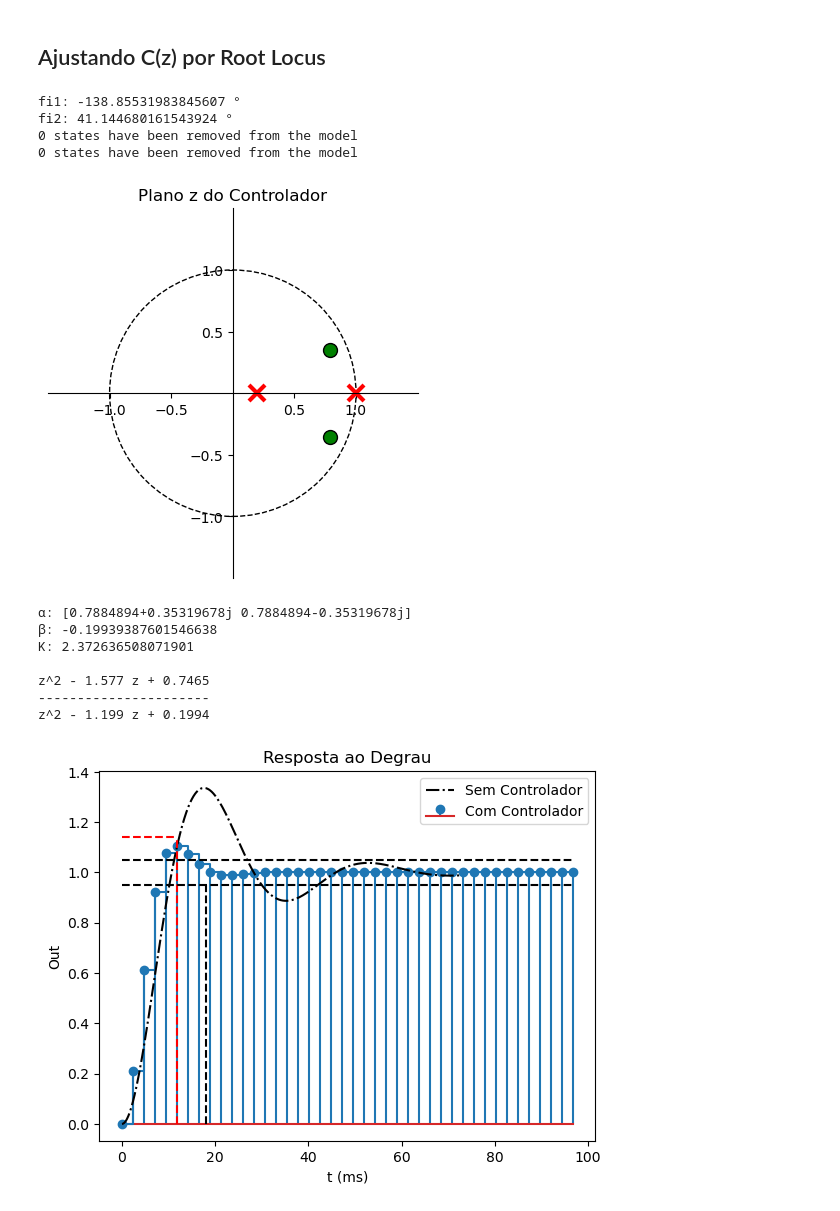
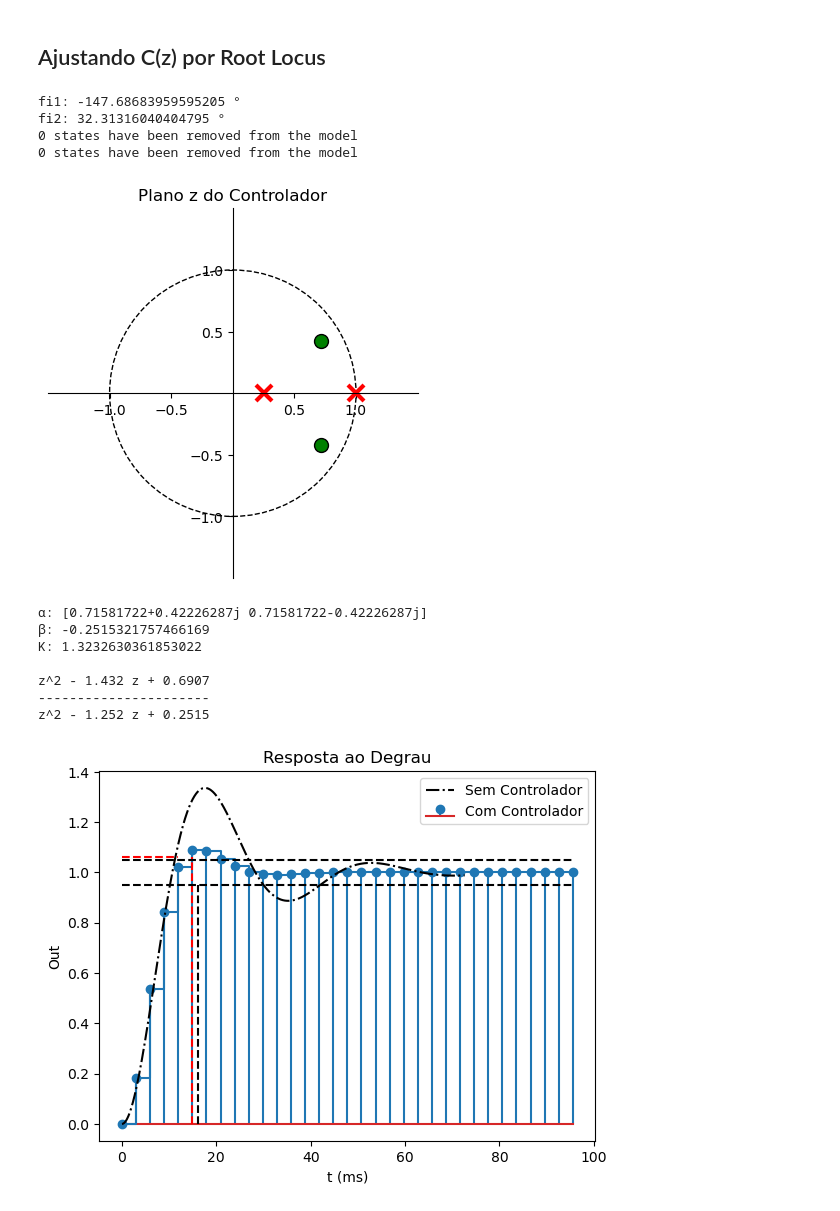
Before and after one commit to Emanuel600/Misc, a Jupyter notebook: Simul_Controle/Projeto 1 - Modelagem da Planta.ipynb, the cells around one changed output. Saved outputs shown, nothing was run; the diff lists cells and outputs as text; code cells hidden in the pictures.

```diff
--- a/Simul_Controle/Projeto 1 - Modelagem da Planta.ipynb
+++ b/Simul_Controle/Projeto 1 - Modelagem da Planta.ipynb
@@ -5,6 +5,7 @@ import control as ct
 import controle as ctl
 # Simulação Ideal da Planta
 NT = 18             # Emanuel(7) + Staub(5) + Araldi(6)
+NP = 7              # Emanuel(7)
 R1 = NT*2e3         # Resistência de Entrada
 R2 = 18e3           # Resistência do Circuito RC
 C1 = 100e-9         # Capacitância do Circuito RC
@@ -112,8 +113,9 @@ plt.grid(True, 'both')
 ## Design do Controlador
 # %%
 ## Características Desejadas do Sistema Controlado
-Mpc = 2e-2*7
-Tac = NT*1e-3 # p/ 5%
+fs  = 10e-2             # Fator de Segurança de 10%
+Mpc = NP*1e-2*(1-fs)
+Tac = NT*1e-3*(1-fs)    # p/ 5%
 ####
 zc  = -np.log(Mpc)/np.sqrt(np.pi**2 + np.log(Mpc)**2)
 wc  = 3/(zc*Tac)
@@ -128,5 +130,7 @@ Gz  = ct.minreal(ct.c2d(G, Ts))
 [[[b]], [[a]]] = ct.tfdata(Gz)
 ctl.zplane(Gz, title="Plano z da Planta")
 plt.show()
+print("Período de Amostragem:", round(Ts*1e3, 3), "ms")
+print("Frequência de Amostragem:", round(1/Ts, 3), "Hz")
 # %% [output]
 0 states have been removed from the model
@@ -193,43 +199,40 @@ print("β:", β)
 print("K:", K)
 print(Cz)
 # %% [output]
-fi1: -138.85531983845607 °
-fi2: 41.144680161543924 °
+fi1: -147.68683959595205 °
+fi2: 32.31316040404795 °
 0 states have been removed from the model
 0 states have been removed from the model
-[figure, old version]
+[figure, new version]
-α: [0.7884894+0.35319678j 0.7884894-0.35319678j]
-β: -0.19939387601546638
-K: 2.372636508071901
+α: [0.71581722+0.42226287j 0.71581722-0.42226287j]
+β: -0.2515321757466169
+K: 1.3232630361853022
 
-z^2 - 1.577 z + 0.7465
+z^2 - 1.432 z + 0.6907
 ----------------------
-z^2 - 1.199 z + 0.1994
+z^2 - 1.252 z + 0.2515
 # %%
 FTMF = ct.feedback(K*CGz, 1)
 axcg, tcg, ycg = ctl.plot_step(FTMF, t=np.arange(0, Ta+2*τ, Ts),
                                label = "Com Controlador")
 axcg.plot(t*1e3, y, "k-.", label="Sem Controlador")
 
-Mpcg = np.exp(-np.pi*zc/np.sqrt(1-zc**2))
-Tpcg = np.pi/(wc*np.sqrt(1-zc**2))
-τcg  = 1/(zc*wc)
-Tscg = 3*τcg
+Tpc  = np.pi/(wc*np.sqrt(1-zc**2))
 
-plt.plot(1e3*(tcg[tcg<=Tpcg]), 1*(1+Mpcg)*np.ones(len(tcg[tcg<=Tpcg])), 'r--')
-plt.plot([Tpcg*1e3, Tpcg*1e3], [0, 1*(1+Mpcg)], 'r--')
+plt.plot(1e3*(tcg[tcg<=Tpc]), 1*(1+Mpc)*np.ones(len(tcg[tcg<=Tpc])), 'r--')
+plt.plot([Tpc*1e3, Tpc*1e3], [0, 1*(1+Mpc)], 'r--')
 
 yscg  = ycg[np.abs(ycg - 1*(1-5e-2)) <= 1e-5]
-plt.plot([Tscg*1e3, Tscg*1e3], [0, 1*(1-5e-2)], 'k--')
+plt.plot([Tac*1e3, Tac*1e3], [0, 1*(1-5e-2)], 'k--')
 plt.plot(tcg*1e3, np.ones(len(ycg))*1*(1-5e-2), 'k--')    # Limite inferior para 5%
 plt.plot(tcg*1e3, np.ones(len(ycg))*1*(1+5e-2), 'k--')    # Limite superior para 5%
 
 plt.grid(True, 'both')
 plt.legend()
 plt.grid()
 plt.show()
 # %% [output]
-[figure, old version]
+[figure, new version]
 # %%
 k = np.linspace(0, K+5, 100)
 ct.root_locus(Cz*Gz, k)
```
Also changed, not shown: parts of 16 cells of this notebook.
